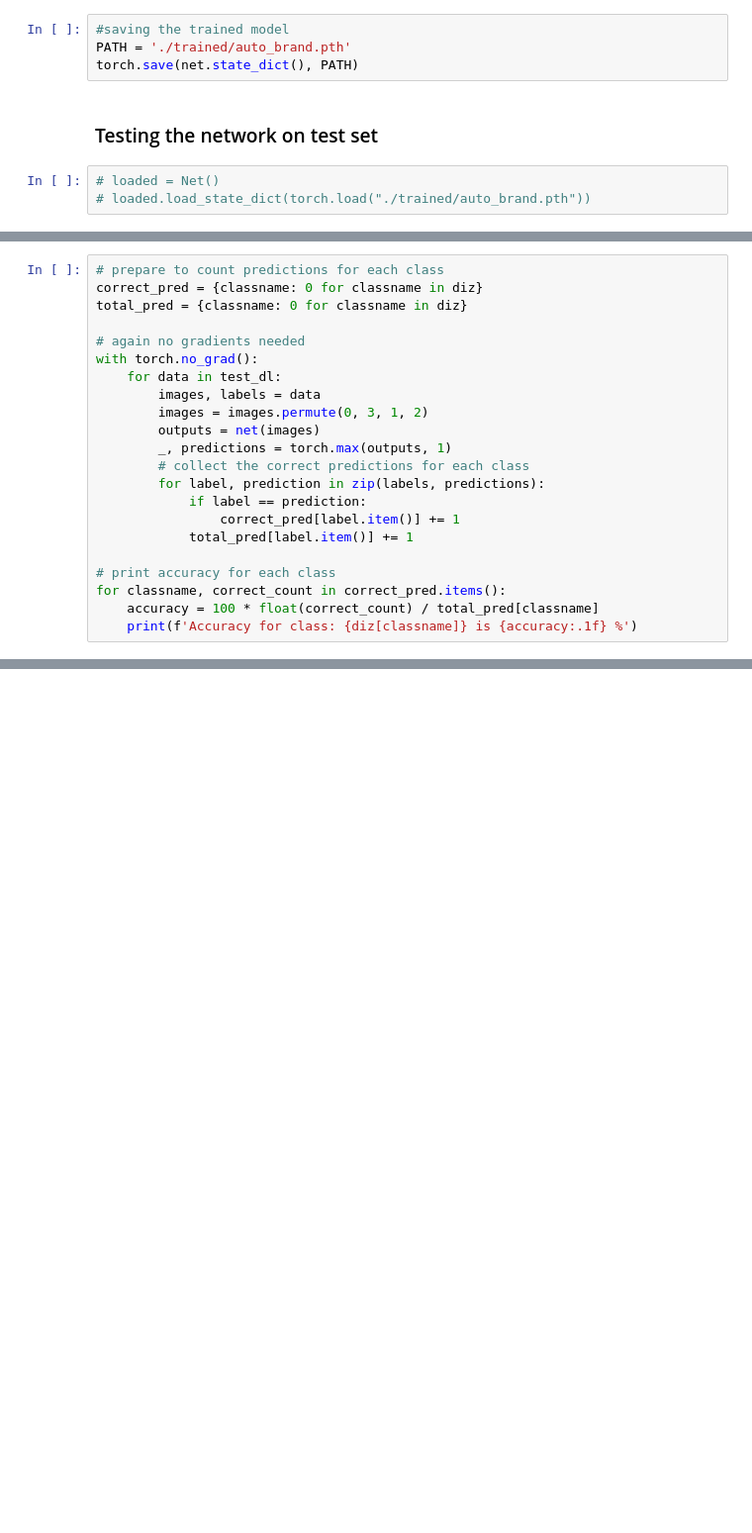
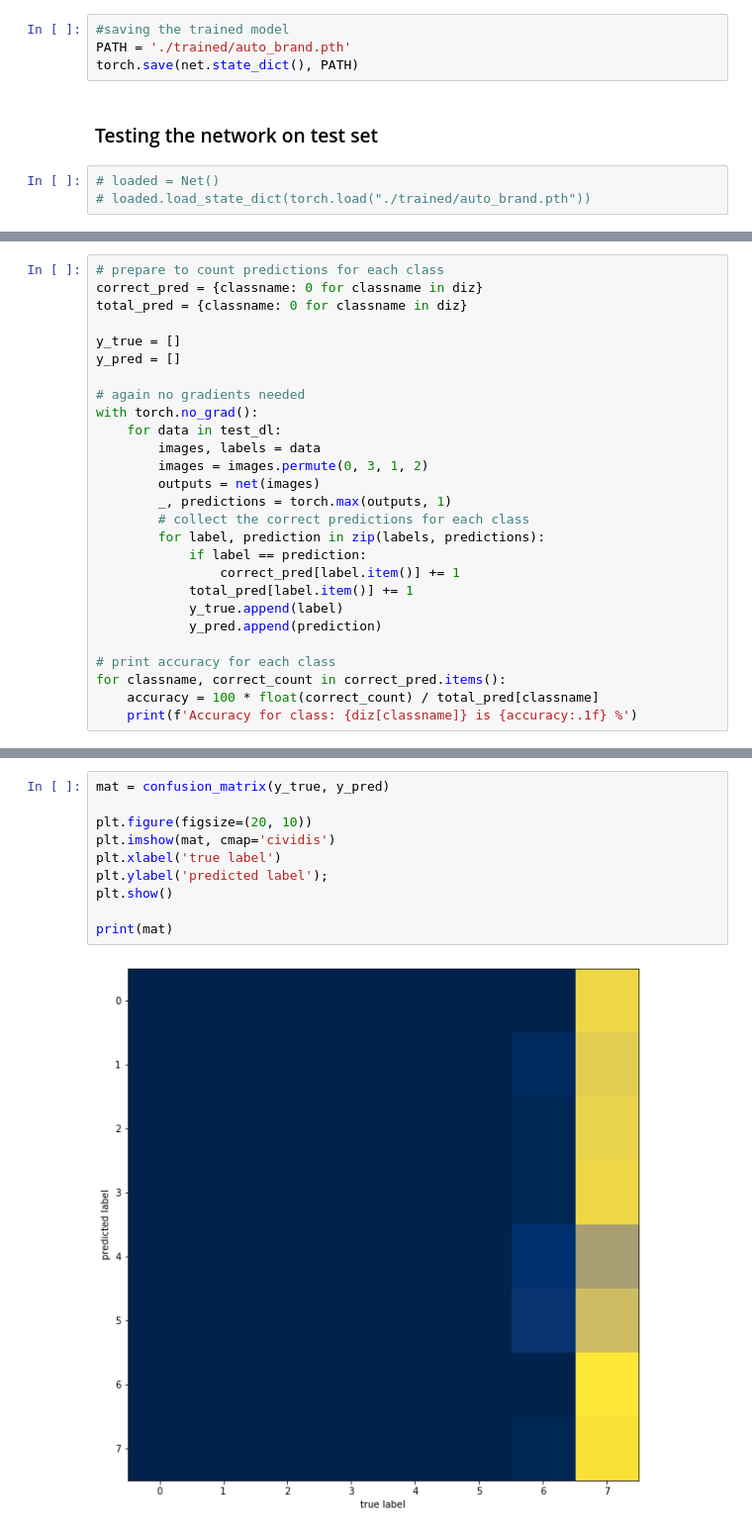
Before and after one commit to EliaTosin/ProgettoTesi, a Jupyter notebook: 6. auto_brand.ipynb, the cells around one changed output, grey strips where cells are left out. Shown at 99% size. Saved outputs shown, nothing was run; the diff lists cells and outputs as text; blank space fills up the shorter version.

```diff
--- a/6. auto_brand.ipynb
+++ b/6. auto_brand.ipynb
@@ -313,6 +314,9 @@ tensor([7, 7, 7, 7, 7, 7, 7, 7, 7, 7, 7, 7, 7, 7, 7, 7, 7, 7, 7, 7, 7, 7, 7, 7,
 # prepare to count predictions for each class
 correct_pred = {classname: 0 for classname in diz}
 total_pred = {classname: 0 for classname in diz}
+
+y_true = []
+y_pred = []
 
 # again no gradients needed
 with torch.no_grad():
@@ -326,6 +330,8 @@ with torch.no_grad():
             if label == prediction:
                 correct_pred[label.item()] += 1
             total_pred[label.item()] += 1
+            y_true.append(label)
+            y_pred.append(prediction)
 
 # print accuracy for each class
 for classname, correct_count in correct_pred.items():
@@ -342,0 +367,12 @@ Accuracy for class: volkswagen is 100.0 %
+# %%
+mat = confusion_matrix(y_true, y_pred)
+
+plt.figure(figsize=(20, 10))
+plt.imshow(mat, cmap='cividis')
+plt.xlabel('true label')
+plt.ylabel('predicted label');
+plt.show()
+
+print(mat)
+# %% [output]
+[figure, added]
```
Also changed, not shown: parts of 8 cells of this notebook, 3 other files.
